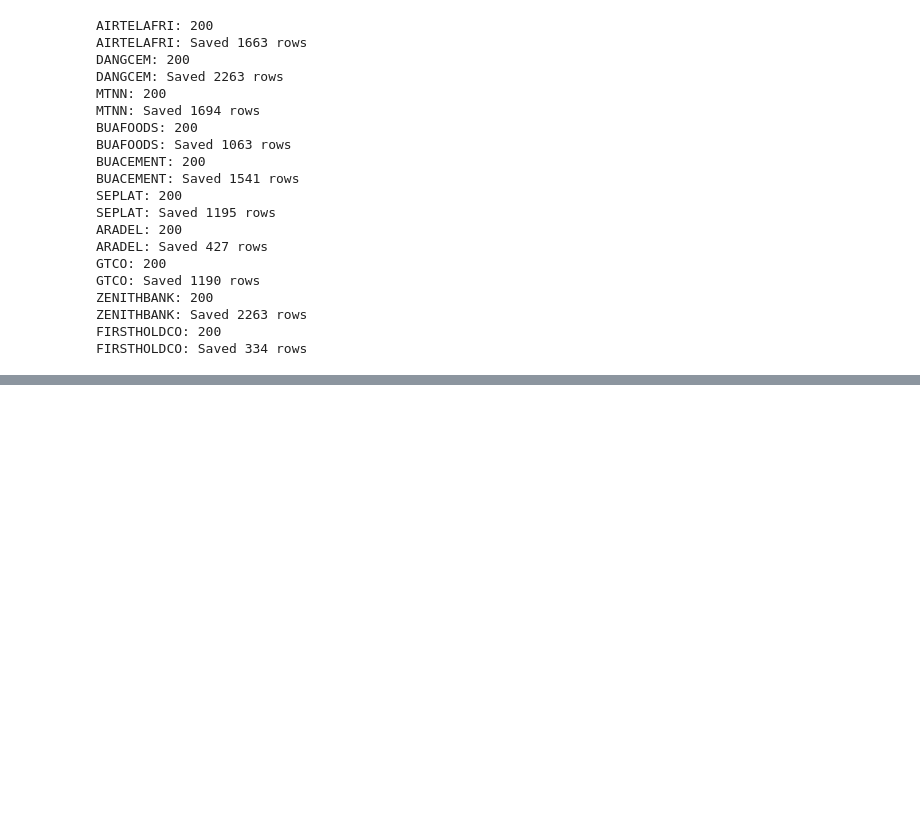
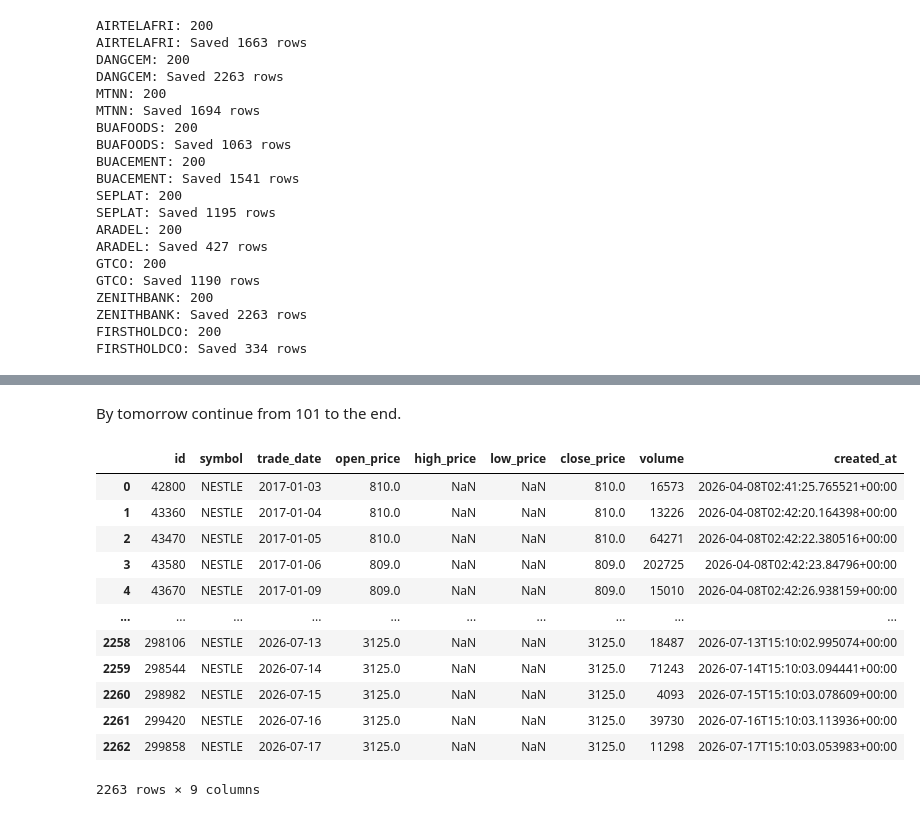
Before and after one commit to Udeani4/SectorLevel_StockPerformance_Predictoion, a Jupyter notebook: ngx_practice.ipynb, the cells around one changed output, grey strips where cells are left out. Drawn from its saved outputs; the diff is of its cells as text; code cells hidden in the pictures; blank space fills up the shorter version.

Commit message:
retrieved 100th data

```diff
--- a/ngx_practice.ipynb
+++ b/ngx_practice.ipynb
@@ -383,0 +517,19 @@ FIRSTHOLDCO: Saved 334 rows
+# %% [markdown]
+By tomorrow continue from 101 to the end.
+# %%
+nestledata=pd.read_csv('stock_data/NESTLE.csv')
+nestledata
+# %% [output]
+|  | id | symbol | trade_date | open_price | high_price | low_price | close_price | volume | created_at |
+| 0 | 42800 | NESTLE | 2017-01-03 | 810.0 | NaN | NaN | 810.0 | 16573 | 2026-04-08T02:41:25.765521+00:00 |
+| 1 | 43360 | NESTLE | 2017-01-04 | 810.0 | NaN | NaN | 810.0 | 13226 | 2026-04-08T02:42:20.164398+00:00 |
+| 2 | 43470 | NESTLE | 2017-01-05 | 810.0 | NaN | NaN | 810.0 | 64271 | 2026-04-08T02:42:22.380516+00:00 |
+| 3 | 43580 | NESTLE | 2017-01-06 | 809.0 | NaN | NaN | 809.0 | 202725 | 2026-04-08T02:42:23.84796+00:00 |
+| 4 | 43670 | NESTLE | 2017-01-09 | 809.0 | NaN | NaN | 809.0 | 15010 | 2026-04-08T02:42:26.938159+00:00 |
+| ... | ... | ... | ... | ... | ... | ... | ... | ... | ... |
+| 2258 | 298106 | NESTLE | 2026-07-13 | 3125.0 | NaN | NaN | 3125.0 | 18487 | 2026-07-13T15:10:02.995074+00:00 |
+| 2259 | 298544 | NESTLE | 2026-07-14 | 3125.0 | NaN | NaN | 3125.0 | 71243 | 2026-07-14T15:10:03.094441+00:00 |
+| 2260 | 298982 | NESTLE | 2026-07-15 | 3125.0 | NaN | NaN | 3125.0 | 4093 | 2026-07-15T15:10:03.078609+00:00 |
+| 2261 | 299420 | NESTLE | 2026-07-16 | 3125.0 | NaN | NaN | 3125.0 | 39730 | 2026-07-16T15:10:03.113936+00:00 |
+| 2262 | 299858 | NESTLE | 2026-07-17 | 3125.0 | NaN | NaN | 3125.0 | 11298 | 2026-07-17T15:10:03.053983+00:00 |
+2263 rows × 9 columns
```
Also changed, not shown: parts of 10 cells of this notebook, 4 other files.
